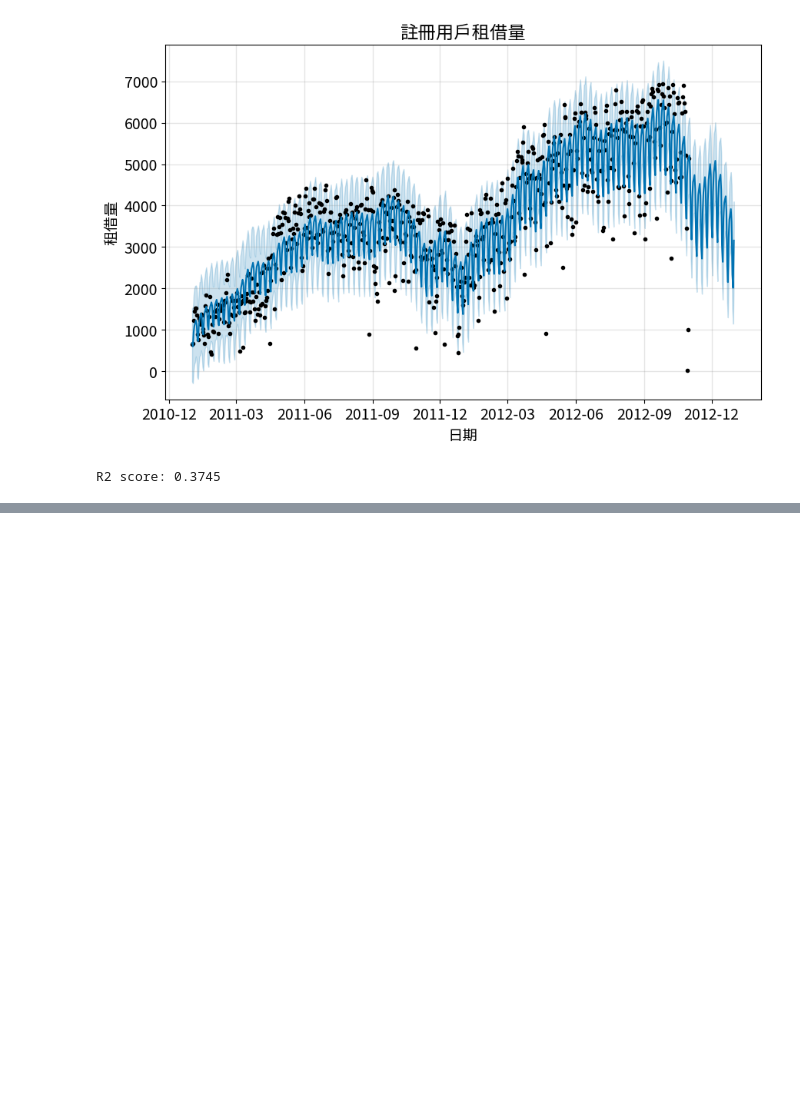
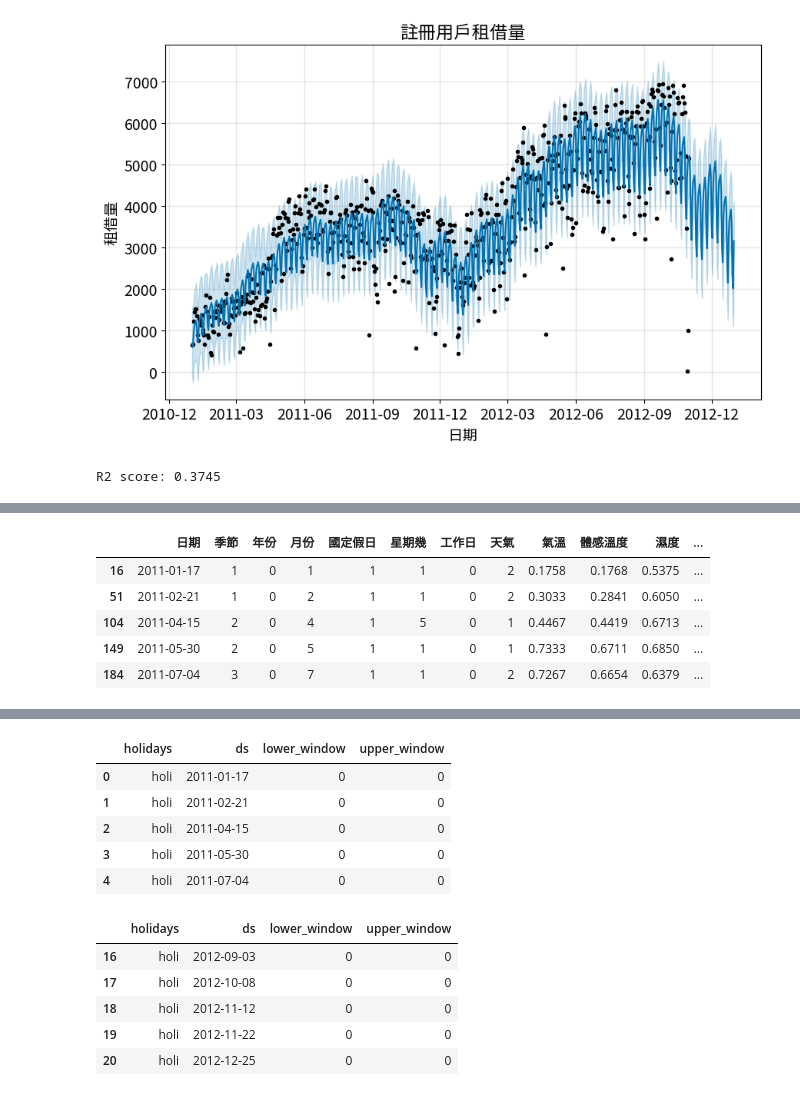
Before and after one commit to GaudiKao/learn-python-by-doing, a Jupyter notebook: Data_Structures&Alogrithms/季節週期性變化預測_時間序列.ipynb, the cells around one changed output, grey strips where cells are left out. Cells and saved outputs as stored; diff of their text form; code cells hidden in the pictures; blank space fills up the shorter version.

```diff
--- a/Data_Structures&Alogrithms/季節週期性變化預測_時間序列.ipynb
+++ b/Data_Structures&Alogrithms/季節週期性變化預測_時間序列.ipynb
@@ -155,0 +197,26 @@ R2 score: 0.3745
+# %%
+#效果不好，提取其他可能影響的因素
+#提取國定假日
+#display(df.head())
+df_holiday = df[df['國定假日']==1]  #挑出示國定假日的紀錄
+display(df_holiday.head())
+holidays = df_holiday['日期'].values #將國定假日的日期array放入holidays
+display(holidays)
+
+#轉換為資料框格式
+df_add = pd.DataFrame({
+    'holidays' : 'holi',
+    'ds' : holidays,
+    'lower_window' : 0, #假日之前幾日會受到影響
+    'upper_window' : 0  #假日之後幾日會受到影響
+})
+
+display(df_add.head())
+display(df_add.tail())
+# %% [output]
+|  | 日期 | 季節 | 年份 | 月份 | 國定假日 | 星期幾 | 工作日 | 天氣 | 氣溫 | 體感溫度 | 濕度 | ... |
+| 16 | 2011-01-17 | 1 | 0 | 1 | 1 | 1 | 0 | 2 | 0.1758 | 0.1768 | 0.5375 | ... |
+| 51 | 2011-02-21 | 1 | 0 | 2 | 1 | 1 | 0 | 2 | 0.3033 | 0.2841 | 0.6050 | ... |
+| 104 | 2011-04-15 | 2 | 0 | 4 | 1 | 5 | 0 | 1 | 0.4467 | 0.4419 | 0.6713 | ... |
+| 149 | 2011-05-30 | 2 | 0 | 5 | 1 | 1 | 0 | 1 | 0.7333 | 0.6711 | 0.6850 | ... |
+| 184 | 2011-07-04 | 3 | 0 | 7 | 1 | 1 | 0 | 2 | 0.7267 | 0.6654 | 0.6379 | ... |
@@ -155,0 +234,12 @@ R2 score: 0.3745
+|  | holidays | ds | lower_window | upper_window |
+| 0 | holi | 2011-01-17 | 0 | 0 |
+| 1 | holi | 2011-02-21 | 0 | 0 |
+| 2 | holi | 2011-04-15 | 0 | 0 |
+| 3 | holi | 2011-05-30 | 0 | 0 |
+| 4 | holi | 2011-07-04 | 0 | 0 |
+|  | holidays | ds | lower_window | upper_window |
+| 16 | holi | 2012-09-03 | 0 | 0 |
+| 17 | holi | 2012-10-08 | 0 | 0 |
+| 18 | holi | 2012-11-12 | 0 | 0 |
+| 19 | holi | 2012-11-22 | 0 | 0 |
+| 20 | holi | 2012-12-25 | 0 | 0 |
```
Also changed, not shown: parts of 7 cells of this notebook.
